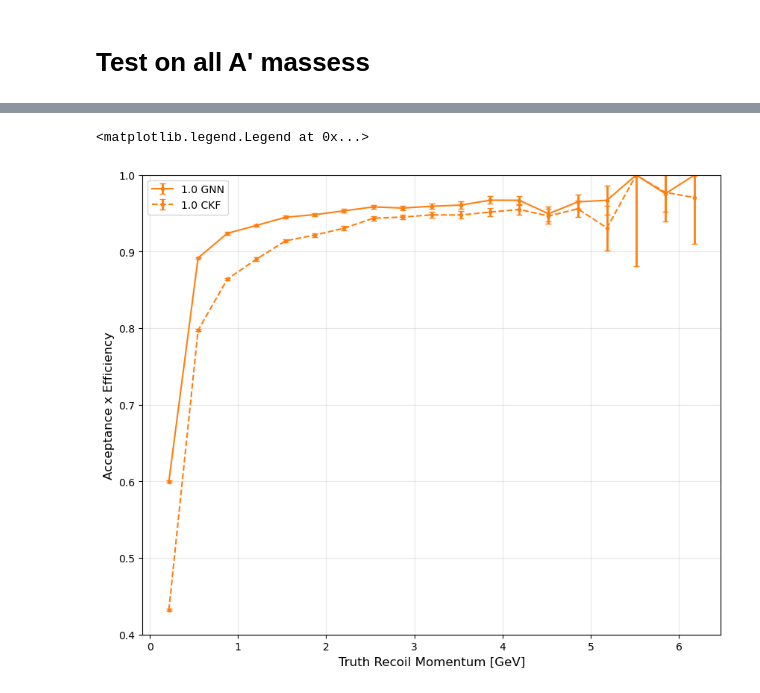
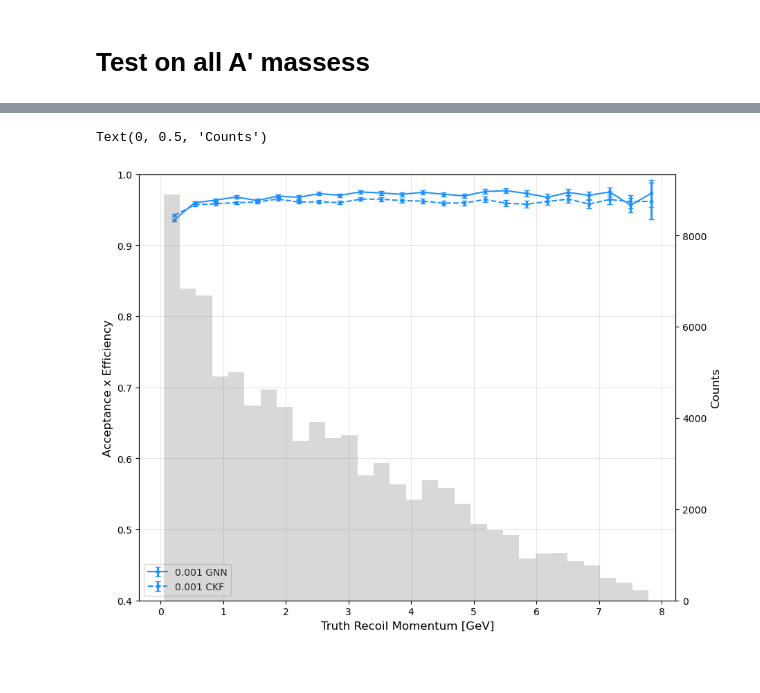
Before and after one commit to mghrear/GNN-tracking-ldmx, a Jupyter notebook: LDMX_IN_signal_test.ipynb, the cells around one changed output, grey strips where cells are left out. Cells and saved outputs as stored; diff of their text form; code cells hidden in the pictures; blank space fills up the shorter version.

```diff
--- a/LDMX_IN_signal_test.ipynb
+++ b/LDMX_IN_signal_test.ipynb
@@ -576,30 +490,42 @@ plt.legend(fontsize=10)
-# %%
-# Create the plot
-plt.figure(figsize=(10, 8))
-
-
-plt.errorbar(np.array(P_centers_all[3])/1000, Track_effs_all[3], yerr=Track_eff_errs_all[3],
-             color = 'tab:orange',
-             fmt='-o',                    # circle markers
-             markersize=3,               # marker size
-             capsize=3,                  # error bar cap size
-             capthick=1,                 # error bar cap thickness
-             elinewidth=2,               # error bar line width
-             label='1.0 GNN')
-plt.errorbar(df_1pt0.momentum_center, df_1pt0.acc_times_eff, yerr=df_1pt0.error_low,
-             color = 'tab:orange',
-             fmt='--o',                    # circle markers
-             markersize=3,               # marker size
-             capsize=3,                  # error bar cap size
-             capthick=1,                 # error bar cap thickness
-             elinewidth=2,               # error bar line width
-             label='1.0 CKF')
-# Customize the plot
-plt.xlabel('Truth Recoil Momentum [GeV]', fontsize=12)
-plt.ylabel('Acceptance x Efficiency', fontsize=12)
-plt.ylim(0.4,1.0)
-plt.grid(True, alpha=0.3)
-plt.legend(fontsize=10)
-# %% [output]
-<matplotlib.legend.Legend at 0x...>
-[figure, removed]
+# %%
+in_dir = '/Users/mghrear/data/LDMX_GNN/ldmx-det-v14-8gev_no_filter_2/processed/test/signal_Ap'+str(0.001)+'GeV_1e_processed/'
+df = GTT.load_pickle_files_to_dataframe(in_dir)
+df['SignalID'] = df.apply(GTT.get_signal_recoilID, axis=1)
+df['TruthP'] = df.apply(GTT.get_signal_recoilP, axis=1)
+df = df.loc[df.TruthP > 50]
+df['TruthP'] = df['TruthP']/1000
+
+# Create the plot
+fig, ax1 = plt.subplots(figsize=(10, 8))
+
+# First y-axis (Acceptance x Efficiency)
+ax1.errorbar(np.array(P_centers_all[0])/1000, Track_effs_all[0], yerr=Track_eff_errs_all[0],
+             color = 'dodgerblue',
+             fmt='-o',
+             markersize=3,
+             capsize=3,
+             capthick=1,
+             elinewidth=2,
+             label='0.001 GNN')
+ax1.errorbar(df_0pt001.momentum_center, df_0pt001.acc_times_eff, yerr=df_0pt001.error_low,
+             color = 'dodgerblue',
+             fmt='--o',
+             markersize=3,
+             capsize=3,
+             capthick=1,
+             elinewidth=2,
+             label='0.001 CKF')
+
+ax1.set_xlabel('Truth Recoil Momentum [GeV]', fontsize=12)
+ax1.set_ylabel('Acceptance x Efficiency', fontsize=12)
+ax1.set_ylim(0.4, 1.0)
+ax1.grid(True, alpha=0.3)
+ax1.legend(fontsize=10)
+
+# # Second y-axis (for histogram)
+ax2 = ax1.twinx()
+ax2.hist(df['TruthP'], bins=30, alpha=0.3, color='gray')
+ax2.set_ylabel('Counts', fontsize=12)
+# %% [output]
+Text(0, 0.5, 'Counts')
+[figure, added]
```
Also changed, not shown: parts of 9 cells of this notebook.
